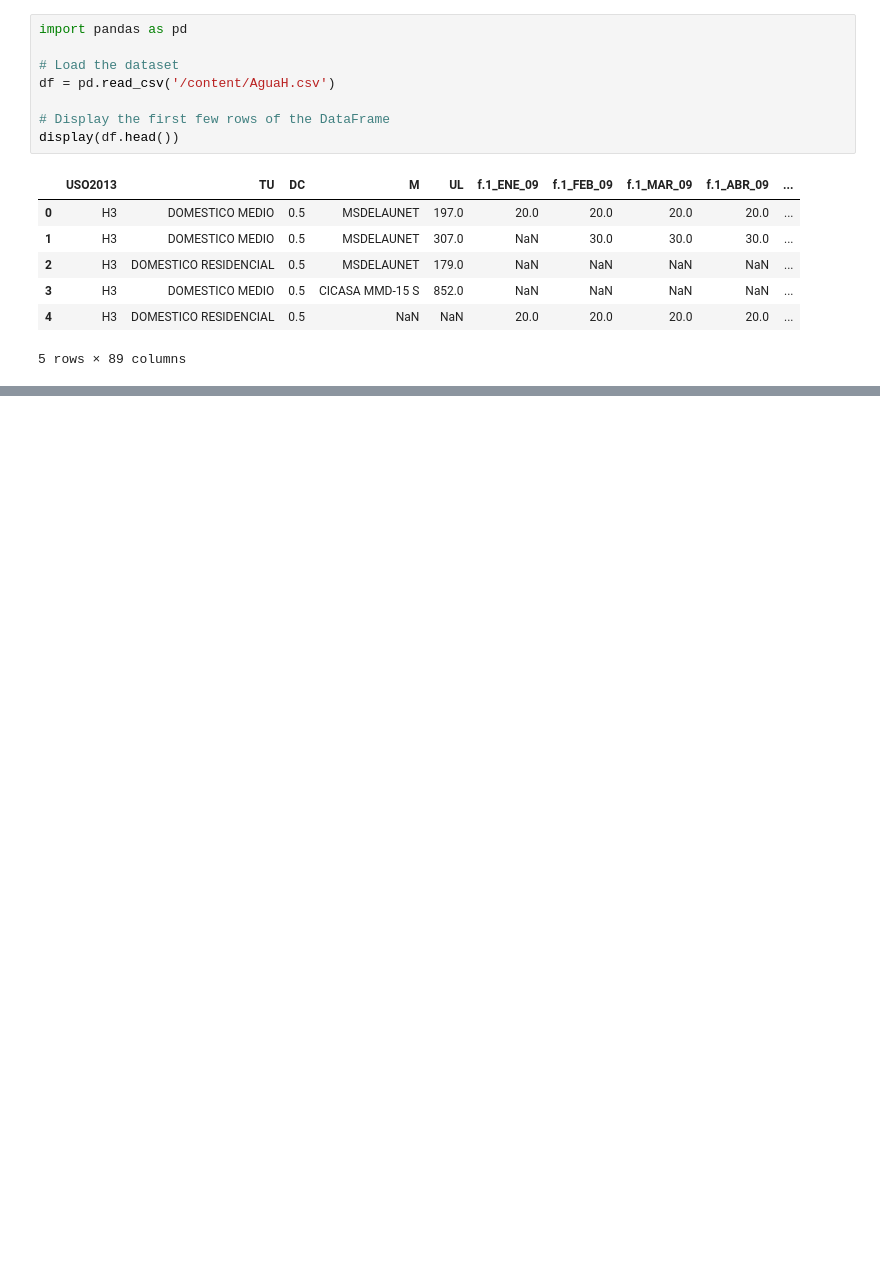
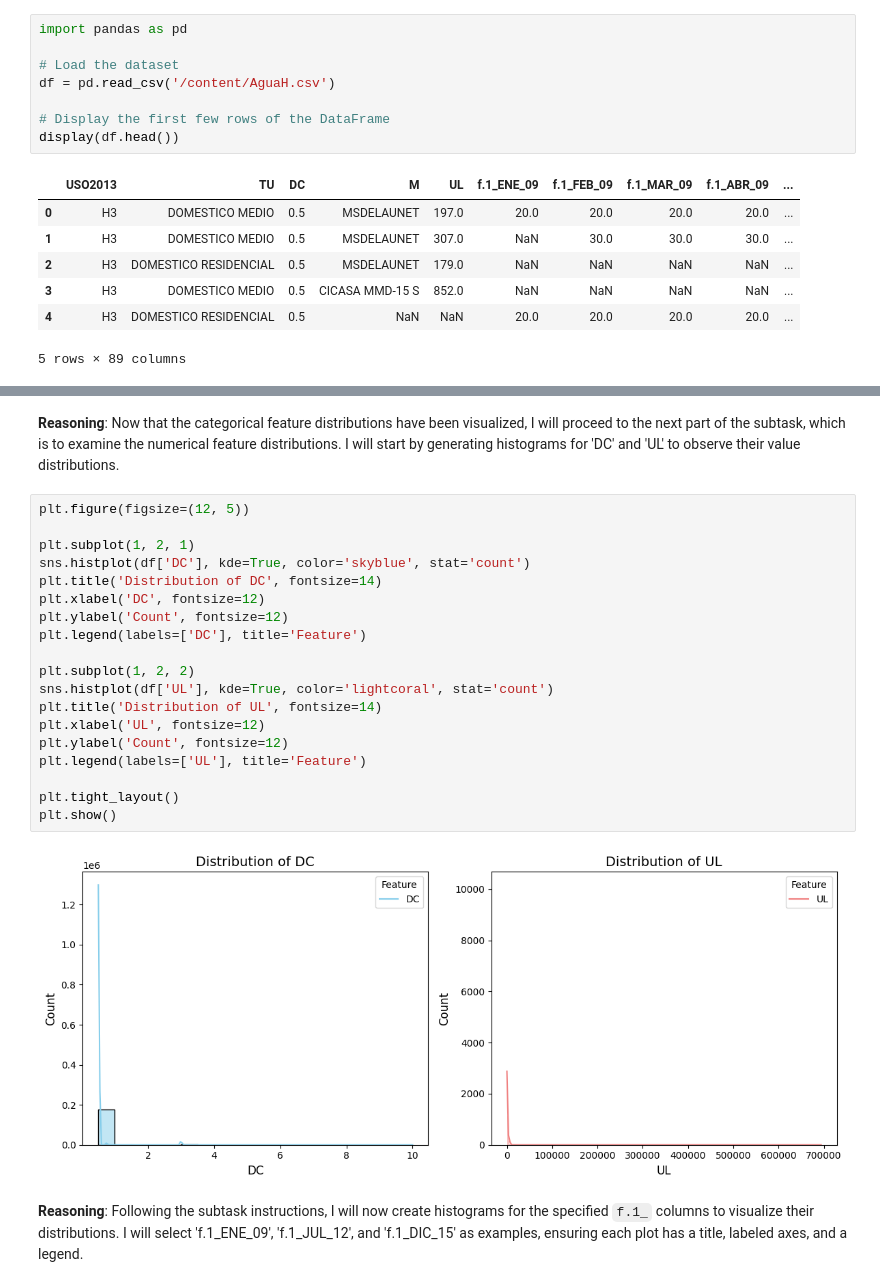
Before and after one commit to vathsankitha/water, a Jupyter notebook: Water.ipynb, the cells around one changed output, grey strips where cells are left out. Saved outputs shown, nothing was run; the diff lists cells and outputs as text; blank space fills up the shorter version.

```diff
--- a/Water.ipynb
+++ b/Water.ipynb
@@ -18,0 +180,27 @@ display(df.head())
+# %% [markdown]
+**Reasoning**:
+Now that the categorical feature distributions have been visualized, I will proceed to the next part of the subtask, which is to examine the numerical feature distributions. I will start by generating histograms for 'DC' and 'UL' to observe their value distributions.
+# %%
+plt.figure(figsize=(12, 5))
+
+plt.subplot(1, 2, 1)
+sns.histplot(df['DC'], kde=True, color='skyblue', stat='count')
+plt.title('Distribution of DC', fontsize=14)
+plt.xlabel('DC', fontsize=12)
+plt.ylabel('Count', fontsize=12)
+plt.legend(labels=['DC'], title='Feature')
+
+plt.subplot(1, 2, 2)
+sns.histplot(df['UL'], kde=True, color='lightcoral', stat='count')
+plt.title('Distribution of UL', fontsize=14)
+plt.xlabel('UL', fontsize=12)
+plt.ylabel('Count', fontsize=12)
+plt.legend(labels=['UL'], title='Feature')
+
+plt.tight_layout()
+plt.show()
+# %% [output]
+[figure, added]
+# %% [markdown]
+**Reasoning**:
+Following the subtask instructions, I will now create histograms for the specified `f.1_` columns to visualize their distributions. I will select 'f.1_ENE_09', 'f.1_JUL_12', and 'f.1_DIC_15' as examples, ensuring each plot has a title, labeled axes, and a legend.
```
Also changed, not shown: parts of 12 cells of this notebook.
